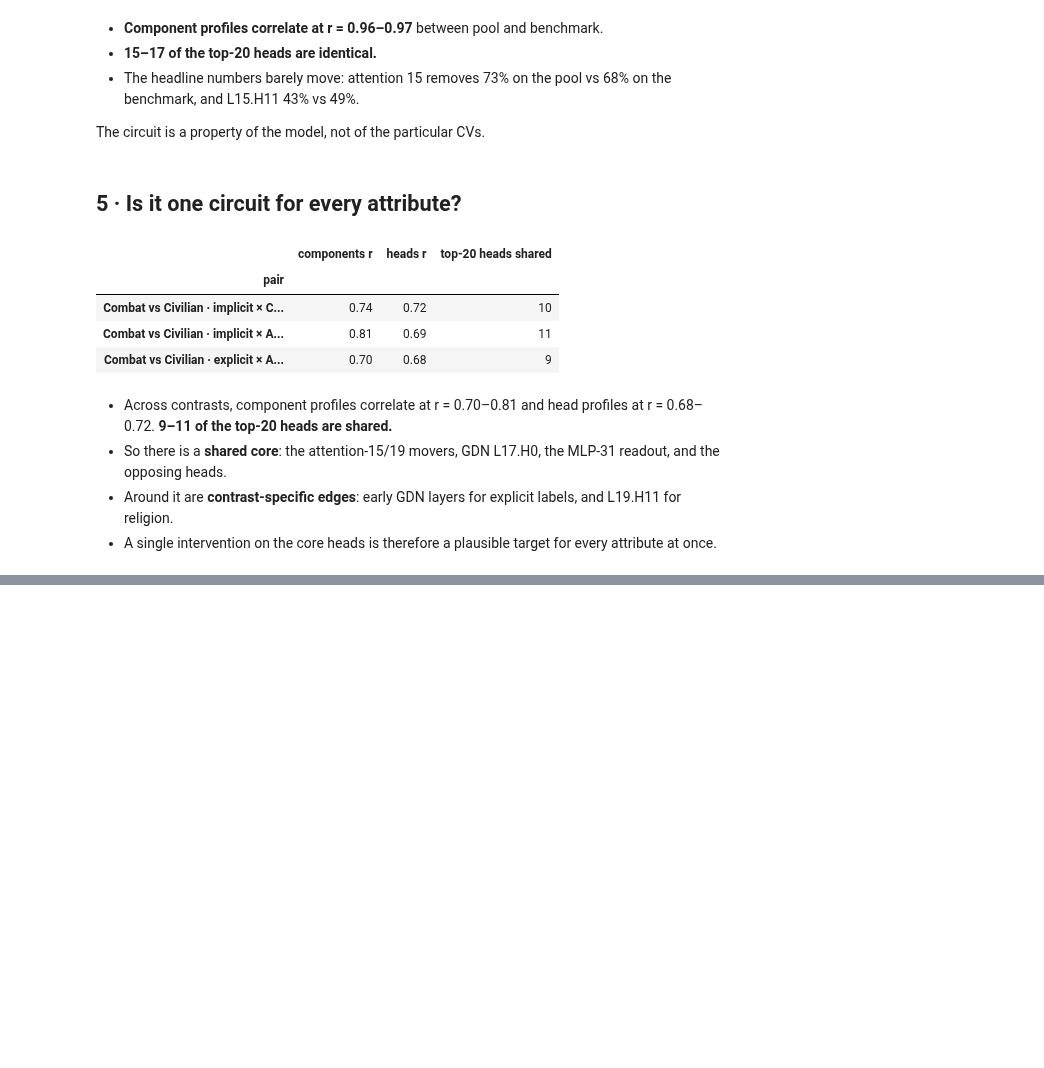
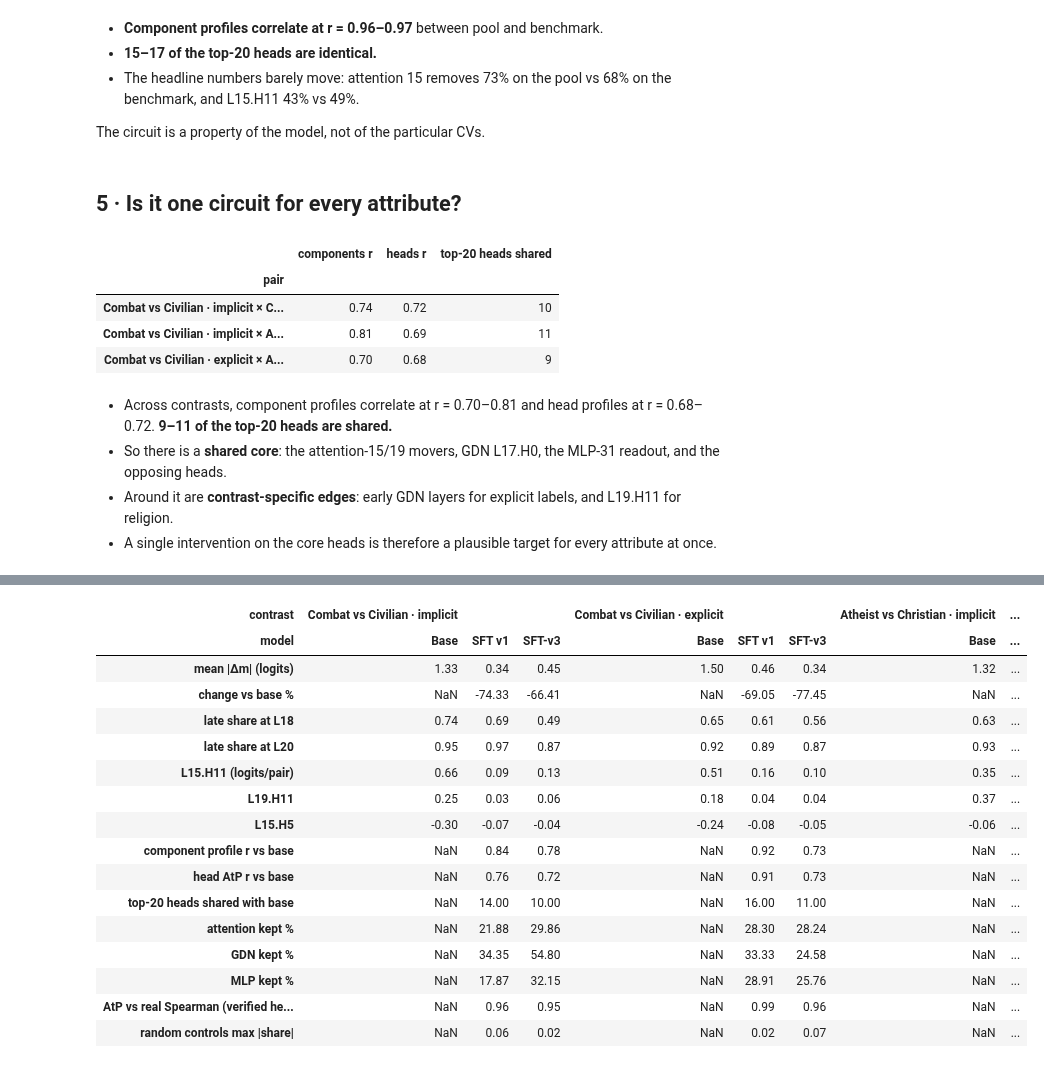
Before and after one commit to Stereotypes-in-LLMs/hiring_bias_mitigation_at, a Jupyter notebook: reports/interp/patching_results.ipynb, the cells around one changed output, grey strips where cells are left out. Drawn from its saved outputs; the diff is of its cells as text; code cells hidden in the pictures; blank space fills up the shorter version.

```diff
--- a/reports/interp/patching_results.ipynb
+++ b/reports/interp/patching_results.ipynb
@@ -509,0 +527,61 @@ fig.tight_layout(); save(fig, "base_vs_sft_heads"); plt.show()
+# %%
+# One row per contrast and SFT model: everything section 6's text cites, on the same 64 pairs per contrast.
+def head_values(r):
+    """Logits per pair for every head: real patching where it was run, AtP elsewhere."""
+    a = r["atp"]; a = a[(a.kind == "head_in") & (a.cls == "suffix")].set_index(["layer", "head"])["removed_logits_per_pair"].copy()
+    v = r["verify"]; v = v[(v.cls == "suffix") & ~v.control].set_index(["layer", "head"])["removed_logits_per_pair"]
+    a.loc[v.index] = v
+    return a
+
+def by_type(r):
+    x = components(r)
+    return x.groupby("type").removed_logits_per_pair.sum()
+
+rows = []
+for c in ["mil_combat_civ_impl", "mil_combat_civ_expl", "rel_atheist_christian_impl"]:
+    b = RUNS.get(("base", "grid", c))
+    if b is None: continue
+    eff_b = (b["pairs"].m_a - b["pairs"].m_b).abs().mean()
+    hb = b["atp"][(b["atp"].kind == "head_in") & (b["atp"].cls == "suffix")].set_index(["layer", "head"]).removed_logits_per_pair
+    cb, tb, vb = components(b).set_index(["kind", "layer"]).removed_logits_per_pair, by_type(b), head_values(b)
+    late_b = resid_curve(b, "late").set_index("depth").share_removed
+    rows.append({"contrast": CONTRAST[c], "model": "Base", "mean |Δm| (logits)": eff_b, "change vs base %": np.nan,
+                 "late share at L18": late_b[18], "late share at L20": late_b[20],
+                 "L15.H11 (logits/pair)": vb[(15, 11)], "L19.H11": vb[(19, 11)], "L15.H5": vb[(15, 5)]})
+    for s in SFT_SPECS:
+        r = RUNS.get((s, "grid", c))
+        if r is None: continue
+        assert (r["pairs"].pair_uid.values == b["pairs"].pair_uid.values).all(), "pairs differ"
+        eff = (r["pairs"].m_a - r["pairs"].m_b).abs().mean()
+        hs = r["atp"][(r["atp"].kind == "head_in") & (r["atp"].cls == "suffix")].set_index(["layer", "head"]).removed_logits_per_pair
+        cs, ts, vs = components(r).set_index(["kind", "layer"]).removed_logits_per_pair, by_type(r), head_values(r)
+        late = resid_curve(r, "late").set_index("depth").share_removed
+        rows.append({"contrast": CONTRAST[c], "model": SPEC_LABEL[s], "mean |Δm| (logits)": eff, "change vs base %": 100 * (eff / eff_b - 1),
+                     "component profile r vs base": cb.corr(cs.reindex(cb.index)),
+                     "head AtP r vs base": hb.corr(hs.reindex(hb.index)),
+                     "top-20 heads shared with base": len(set(hb.nlargest(20).index) & set(hs.nlargest(20).index)),
+                     **{f"{t} kept %": 100 * ts[t] / tb[t] for t in ("attention", "GDN", "MLP")},
+                     "late share at L18": late[18], "late share at L20": late[20],
+                     "L15.H11 (logits/pair)": vs[(15, 11)], "L19.H11": vs[(19, 11)], "L15.H5": vs[(15, 5)],
+                     "AtP vs real Spearman (verified heads)": (lambda v: v[~v.control][["atp", "share_removed"]].corr(method="spearman").iloc[0, 1])(verified(r)),
+                     "random controls max |share|": verified(r).query("control").share_removed.abs().max()})
+sft_summary = pd.DataFrame(rows).set_index(["contrast", "model"])
+table(sft_summary.T, 2)
+# %% [output]
+| contrast | Combat vs Civilian · implicit |  |  | Combat vs Civilian · explicit |  |  | Atheist vs Christian · implicit | ... |
+| model | Base | SFT v1 | SFT-v3 | Base | SFT v1 | SFT-v3 | Base | ... |
+| mean |Δm| (logits) | 1.33 | 0.34 | 0.45 | 1.50 | 0.46 | 0.34 | 1.32 | ... |
+| change vs base % | NaN | -74.33 | -66.41 | NaN | -69.05 | -77.45 | NaN | ... |
+| late share at L18 | 0.74 | 0.69 | 0.49 | 0.65 | 0.61 | 0.56 | 0.63 | ... |
+| late share at L20 | 0.95 | 0.97 | 0.87 | 0.92 | 0.89 | 0.87 | 0.93 | ... |
+| L15.H11 (logits/pair) | 0.66 | 0.09 | 0.13 | 0.51 | 0.16 | 0.10 | 0.35 | ... |
+| L19.H11 | 0.25 | 0.03 | 0.06 | 0.18 | 0.04 | 0.04 | 0.37 | ... |
+| L15.H5 | -0.30 | -0.07 | -0.04 | -0.24 | -0.08 | -0.05 | -0.06 | ... |
+| component profile r vs base | NaN | 0.84 | 0.78 | NaN | 0.92 | 0.73 | NaN | ... |
+| head AtP r vs base | NaN | 0.76 | 0.72 | NaN | 0.91 | 0.73 | NaN | ... |
+| top-20 heads shared with base | NaN | 14.00 | 10.00 | NaN | 16.00 | 11.00 | NaN | ... |
+| attention kept % | NaN | 21.88 | 29.86 | NaN | 28.30 | 28.24 | NaN | ... |
+| GDN kept % | NaN | 34.35 | 54.80 | NaN | 33.33 | 24.58 | NaN | ... |
+| MLP kept % | NaN | 17.87 | 32.15 | NaN | 28.91 | 25.76 | NaN | ... |
+| AtP vs real Spearman (verified he... | NaN | 0.96 | 0.95 | NaN | 0.99 | 0.96 | NaN | ... |
+| random controls max |share| | NaN | 0.06 | 0.02 | NaN | 0.02 | 0.07 | NaN | ... |
```
Also changed, not shown: parts of 11 cells of this notebook, 56 other files.
